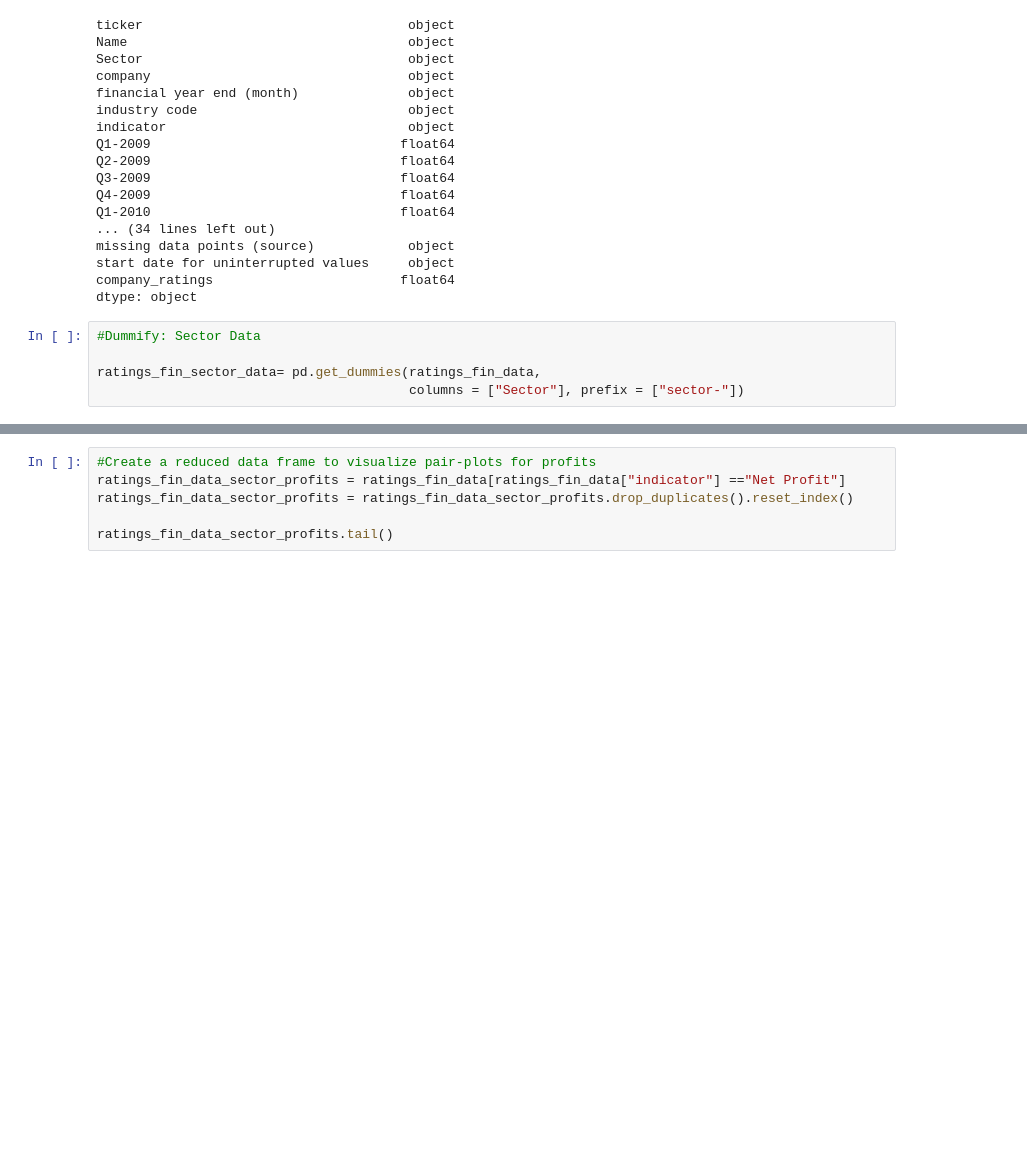
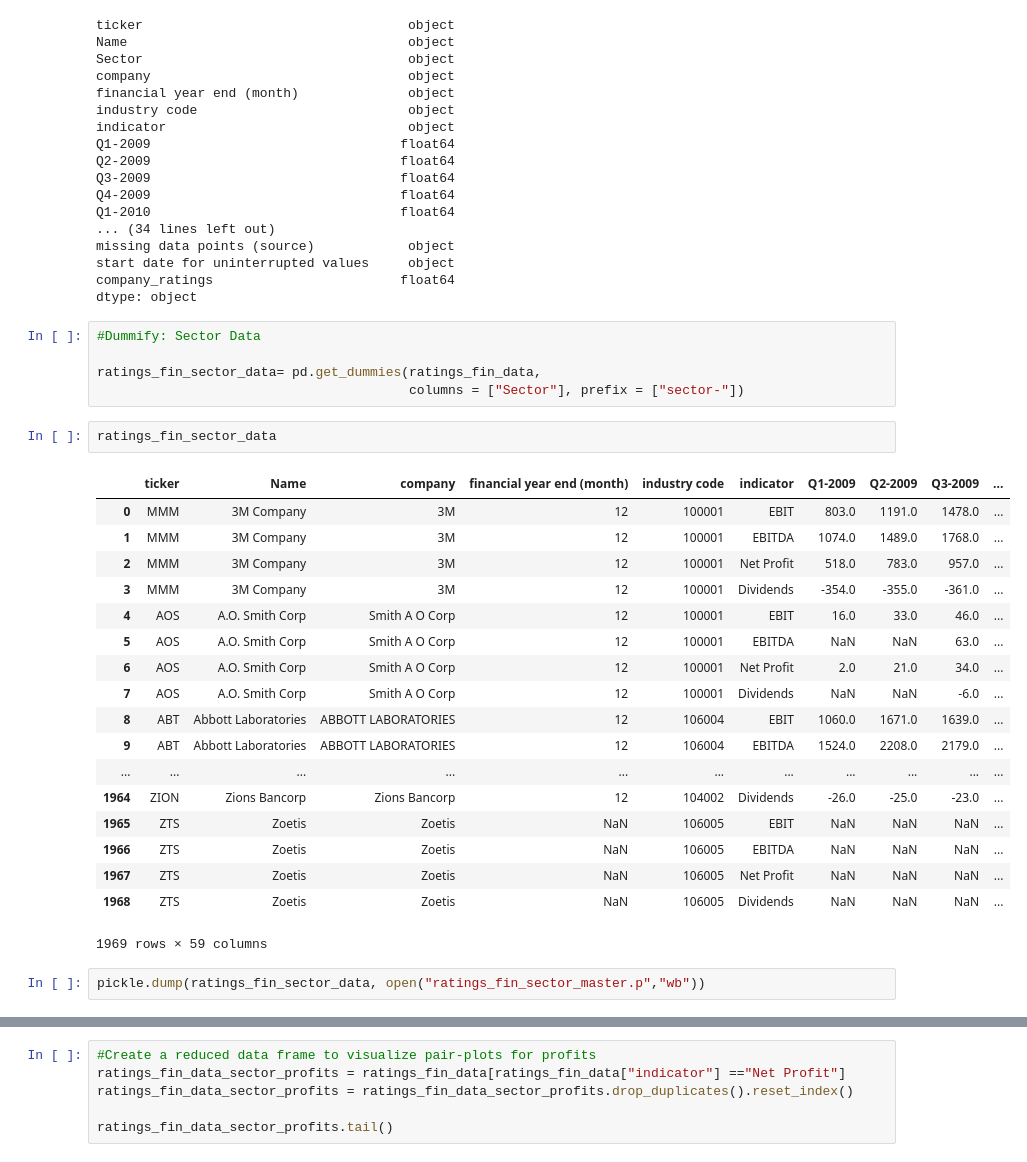
Before and after one commit to tsparer/project_2_HR, a Jupyter notebook: Transformations_and_visualizations_ratings_fin-2.ipynb, the cells around one changed output, grey strips where cells are left out. Drawn from its saved outputs; the diff is of its cells as text; blank space fills up the shorter version.

```diff
--- a/Transformations_and_visualizations_ratings_fin-2.ipynb
+++ b/Transformations_and_visualizations_ratings_fin-2.ipynb
@@ -75,3 +75,26 @@ dtype: object
 
 ratings_fin_sector_data= pd.get_dummies(ratings_fin_data,
                                         columns = ["Sector"], prefix = ["sector-"])
+# %%
+ratings_fin_sector_data
+# %% [output]
+|  | ticker | Name | company | financial year end (month) | industry code | indicator | Q1-2009 | Q2-2009 | Q3-2009 | ... |
+| 0 | MMM | 3M Company | 3M | 12 | 100001 | EBIT | 803.0 | 1191.0 | 1478.0 | ... |
+| 1 | MMM | 3M Company | 3M | 12 | 100001 | EBITDA | 1074.0 | 1489.0 | 1768.0 | ... |
+| 2 | MMM | 3M Company | 3M | 12 | 100001 | Net Profit | 518.0 | 783.0 | 957.0 | ... |
+| 3 | MMM | 3M Company | 3M | 12 | 100001 | Dividends | -354.0 | -355.0 | -361.0 | ... |
+| 4 | AOS | A.O. Smith Corp | Smith A O Corp | 12 | 100001 | EBIT | 16.0 | 33.0 | 46.0 | ... |
+| 5 | AOS | A.O. Smith Corp | Smith A O Corp | 12 | 100001 | EBITDA | NaN | NaN | 63.0 | ... |
+| 6 | AOS | A.O. Smith Corp | Smith A O Corp | 12 | 100001 | Net Profit | 2.0 | 21.0 | 34.0 | ... |
+| 7 | AOS | A.O. Smith Corp | Smith A O Corp | 12 | 100001 | Dividends | NaN | NaN | -6.0 | ... |
+| 8 | ABT | Abbott Laboratories | ABBOTT LABORATORIES | 12 | 106004 | EBIT | 1060.0 | 1671.0 | 1639.0 | ... |
+| 9 | ABT | Abbott Laboratories | ABBOTT LABORATORIES | 12 | 106004 | EBITDA | 1524.0 | 2208.0 | 2179.0 | ... |
+| ... | ... | ... | ... | ... | ... | ... | ... | ... | ... | ... |
+| 1964 | ZION | Zions Bancorp | Zions Bancorp | 12 | 104002 | Dividends | -26.0 | -25.0 | -23.0 | ... |
+| 1965 | ZTS | Zoetis | Zoetis | NaN | 106005 | EBIT | NaN | NaN | NaN | ... |
+| 1966 | ZTS | Zoetis | Zoetis | NaN | 106005 | EBITDA | NaN | NaN | NaN | ... |
+| 1967 | ZTS | Zoetis | Zoetis | NaN | 106005 | Net Profit | NaN | NaN | NaN | ... |
+| 1968 | ZTS | Zoetis | Zoetis | NaN | 106005 | Dividends | NaN | NaN | NaN | ... |
+1969 rows × 59 columns
+# %%
+pickle.dump(ratings_fin_sector_data, open("ratings_fin_sector_master.p","wb"))
```
Also changed, not shown: parts of 2 cells of this notebook, 1 other file.
